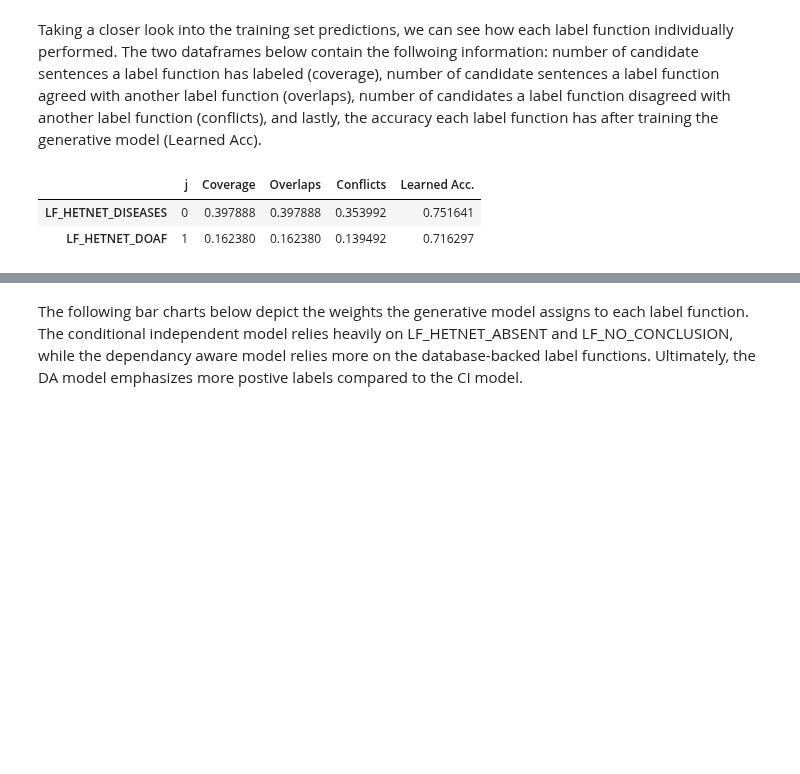
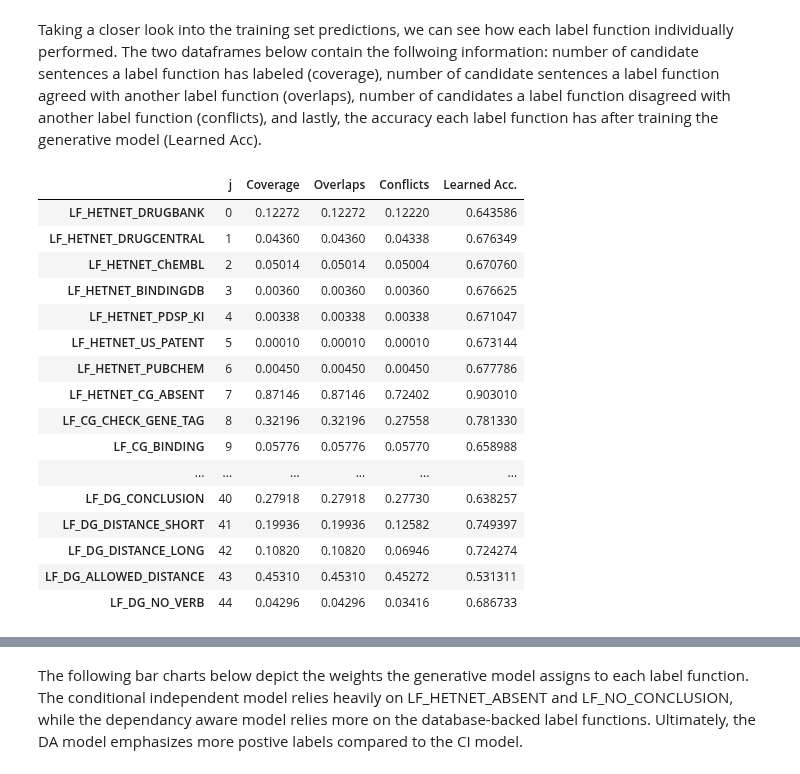
Before and after one commit to greenelab/snorkeling, a Jupyter notebook: All_Relationships/3.model-label-functions.ipynb, the cells around one changed output, grey strips where cells are left out. Saved outputs shown, nothing was run; the diff lists cells and outputs as text; code cells hidden in the pictures; blank space fills up the shorter version.

```diff
--- a/All_Relationships/3.model-label-functions.ipynb
+++ b/All_Relationships/3.model-label-functions.ipynb
@@ -66,7 +67,6 @@ This code will load the corresponding label matricies that were generated in the
 |L_dev|10,000|Randomly sampled from our 700,000 dev set. Only 200 have been hand labeled|
 |L_train_labeled|919|Have been hand labled from training set and is separate from (L_train).|
 # %%
-train_data_df = pd.read_excel("data/disease_gene/sentence_labels_26lfs_250k.xlsx")
-train_candidate_ids = list(map(int, train_data_df.candidate_id.values))
+train_candidate_ids = pd.read_excel('data/compound_gene/sentence_labels.xlsx').candidate_id.astype(int).tolist()
 train_candidate_ids[0:10]
 # %% [output]
@@ -127,14 +135,23 @@ The following code below trains two different generative models. One model follo
+# %%
+cg_db = get_columns(CG_LFS, "CbG_DB")
+cg_text = get_columns(CG_LFS, "CbG_TEXT")
+dg_text = get_columns(DG_LFS, "DaG_TEXT")
+
+lfs_columns = [cg_db, cg_text,dg_text, cg_db+cg_text, cg_db+cg_text+dg_text]
+model_names = ["CbG_DB", "CbG_TEXT", "DaG_TEXT", "CbG_ALL", "DaG_CbG_ALL"]
 # %%
-%%time
-#Conditionally independent Generative Model
-indep_gen_model = GenerativeModel()
-indep_gen_model.train(
-    L_train,
-    epochs=10,
-    decay=0.95,
-    step_size=0.1 / L_train.shape[0],
-    reg_param=1e-6,
-    threads=50,
-)
+indep_models = []
+for columns in lfs_columns:
+    #Conditionally independent Generative Model
+    indep_gen_model = GenerativeModel()
+    indep_gen_model.train(
+        L_train[:, columns],
+        epochs=10,
+        decay=0.95,
+        step_size=0.1 / L_train[:, columns].shape[0],
+        reg_param=1e-6,
+        threads=50,
+    )
+    indep_models.append(indep_gen_model)
 # %% [output]
 Inferred cardinality: 2
@@ -199,11 +237,29 @@ plt.show()
 # Training Set Statistics
 # %% [markdown]
 Taking a closer look into the training set predictions, we can see how each label function individually performed. The two dataframes below contain the follwoing information: number of candidate sentences a label function has labeled (coverage), number of candidate sentences a label function agreed with another label function (overlaps), number of candidates a label function disagreed with another label function (conflicts), and lastly, the accuracy each label function has after training the generative model (Learned Acc).
+# %%
+# Generate Statistics of Generative Model
+indep_learned_stats_df = indep_models[-1].learned_lf_stats()
+learned_stats_df = dep_models[-1].learned_lf_stats()
 # %%
-indep_results_df = L_train.lf_stats(session, est_accs=indep_learned_stats_df['Accuracy'])
-indep_results_df.head(2)
+indep_results_df = L_train[:, lfs_columns[-1]].lf_stats(session, est_accs=indep_learned_stats_df['Accuracy'])
+indep_results_df
 # %% [output]
 |  | j | Coverage | Overlaps | Conflicts | Learned Acc. |
-| LF_HETNET_DISEASES | 0 | 0.397888 | 0.397888 | 0.353992 | 0.751641 |
-| LF_HETNET_DOAF | 1 | 0.162380 | 0.162380 | 0.139492 | 0.716297 |
+| LF_HETNET_DRUGBANK | 0 | 0.12272 | 0.12272 | 0.12220 | 0.643586 |
+| LF_HETNET_DRUGCENTRAL | 1 | 0.04360 | 0.04360 | 0.04338 | 0.676349 |
+| LF_HETNET_ChEMBL | 2 | 0.05014 | 0.05014 | 0.05004 | 0.670760 |
+| LF_HETNET_BINDINGDB | 3 | 0.00360 | 0.00360 | 0.00360 | 0.676625 |
+| LF_HETNET_PDSP_KI | 4 | 0.00338 | 0.00338 | 0.00338 | 0.671047 |
+| LF_HETNET_US_PATENT | 5 | 0.00010 | 0.00010 | 0.00010 | 0.673144 |
+| LF_HETNET_PUBCHEM | 6 | 0.00450 | 0.00450 | 0.00450 | 0.677786 |
+| LF_HETNET_CG_ABSENT | 7 | 0.87146 | 0.87146 | 0.72402 | 0.903010 |
+| LF_CG_CHECK_GENE_TAG | 8 | 0.32196 | 0.32196 | 0.27558 | 0.781330 |
+| LF_CG_BINDING | 9 | 0.05776 | 0.05776 | 0.05770 | 0.658988 |
+| ... | ... | ... | ... | ... | ... |
+| LF_DG_CONCLUSION | 40 | 0.27918 | 0.27918 | 0.27730 | 0.638257 |
+| LF_DG_DISTANCE_SHORT | 41 | 0.19936 | 0.19936 | 0.12582 | 0.749397 |
+| LF_DG_DISTANCE_LONG | 42 | 0.10820 | 0.10820 | 0.06946 | 0.724274 |
+| LF_DG_ALLOWED_DISTANCE | 43 | 0.45310 | 0.45310 | 0.45272 | 0.531311 |
+| LF_DG_NO_VERB | 44 | 0.04296 | 0.04296 | 0.03416 | 0.686733 |
 # %%
```
Also changed, not shown: parts of 59 cells of this notebook, 8 other files.
